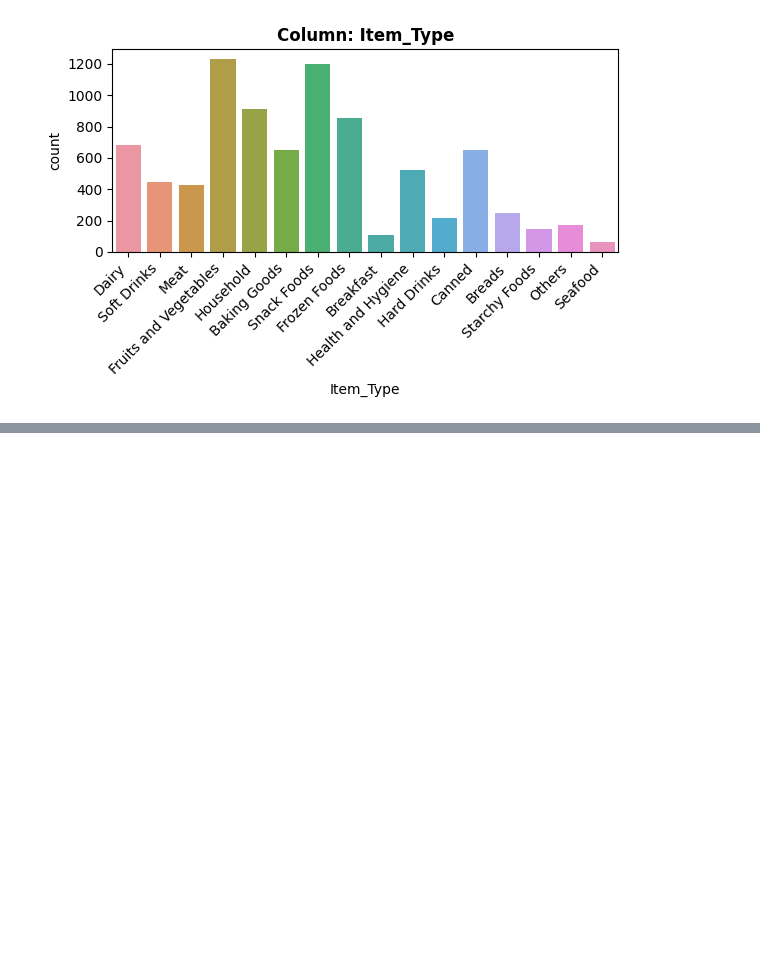
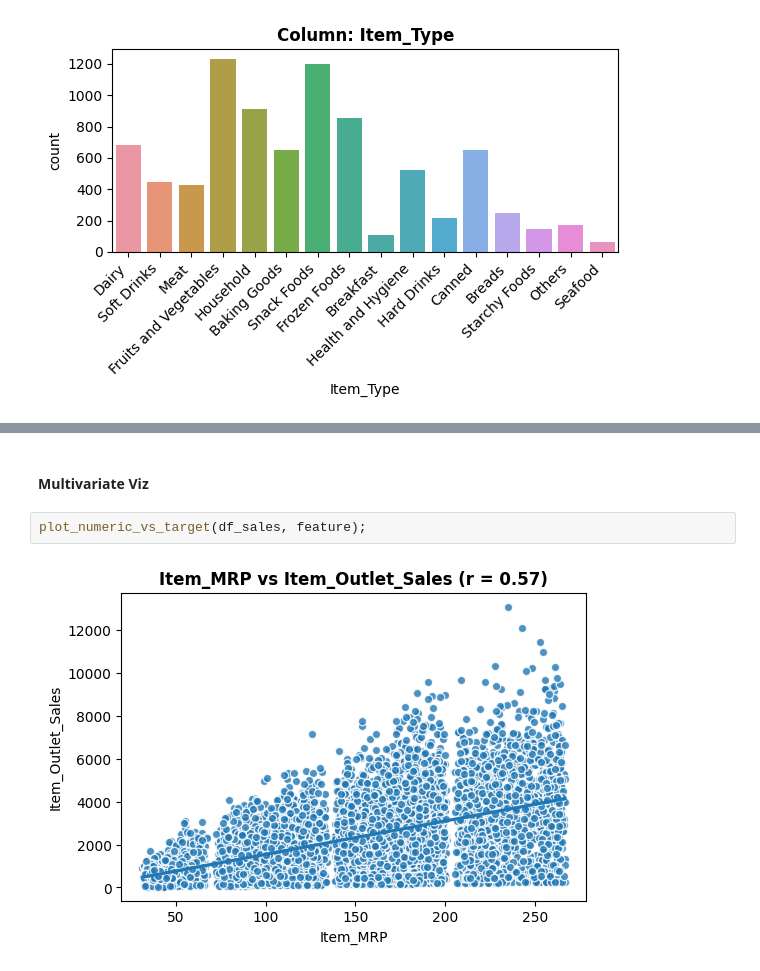
Before and after one commit to Carla9711/Prediction-of-Product-Sales, a Jupyter notebook: Prediction of Product Sales.ipynb, the cells around one changed output, grey strips where cells are left out. Saved outputs shown, nothing was run; the diff lists cells and outputs as text; blank space fills up the shorter version.

```diff
--- a/Prediction of Product Sales.ipynb
+++ b/Prediction of Product Sales.ipynb
@@ -871,0 +922,6 @@ explore_categorical(df_sales,feature);
+# %% [markdown]
+#### Multivariate Viz
+# %%
+plot_numeric_vs_target(df_sales, feature);
+# %% [output]
+[figure, added]
```
Also changed, not shown: parts of 34 cells of this notebook.
